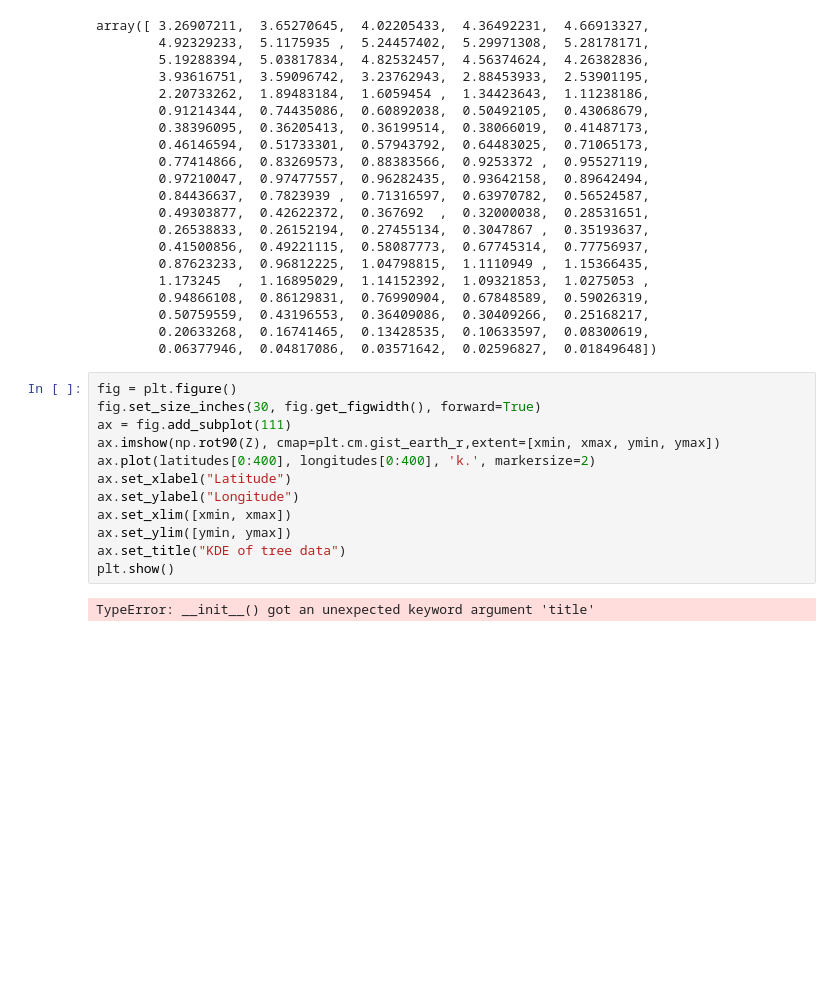
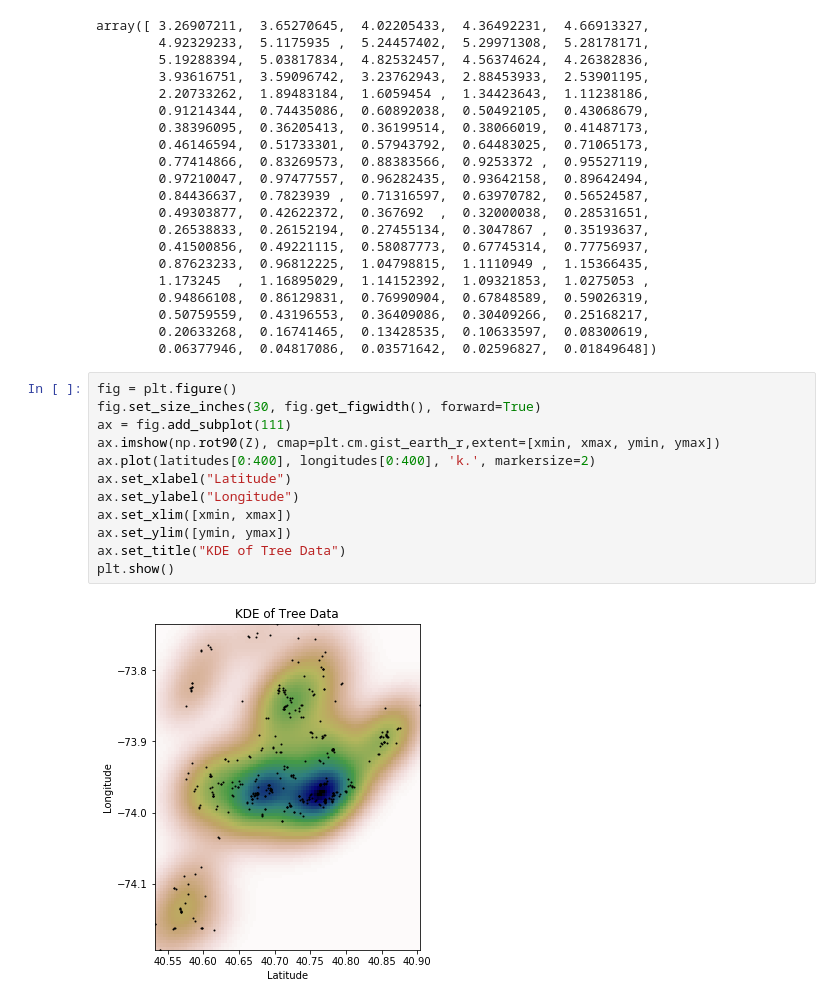
Before and after one commit to jandarli/BreathingAirNYC, a Jupyter notebook: Exploring Data.ipynb, the cells around one changed output. Saved outputs shown, nothing was run; the diff lists cells and outputs as text; blank space fills up the shorter version.

```diff
--- a/Exploring Data.ipynb
+++ b/Exploring Data.ipynb
@@ -99,14 +99,14 @@ array([ 3.26907211,  3.65270645,  4.02205433,  4.36492231,  4.66913327,
 # %%
 fig = plt.figure()
 fig.set_size_inches(30, fig.get_figwidth(), forward=True)
 ax = fig.add_subplot(111)
 ax.imshow(np.rot90(Z), cmap=plt.cm.gist_earth_r,extent=[xmin, xmax, ymin, ymax])
 ax.plot(latitudes[0:400], longitudes[0:400], 'k.', markersize=2)
 ax.set_xlabel("Latitude")
 ax.set_ylabel("Longitude")
 ax.set_xlim([xmin, xmax])
 ax.set_ylim([ymin, ymax])
-ax.set_title("KDE of tree data")
+ax.set_title("KDE of Tree Data")
 plt.show()
 # %% [output]
-TypeError: __init__() got an unexpected keyword argument 'title'
+[figure, added]
```
Also changed, not shown: parts of 4 cells of this notebook.
